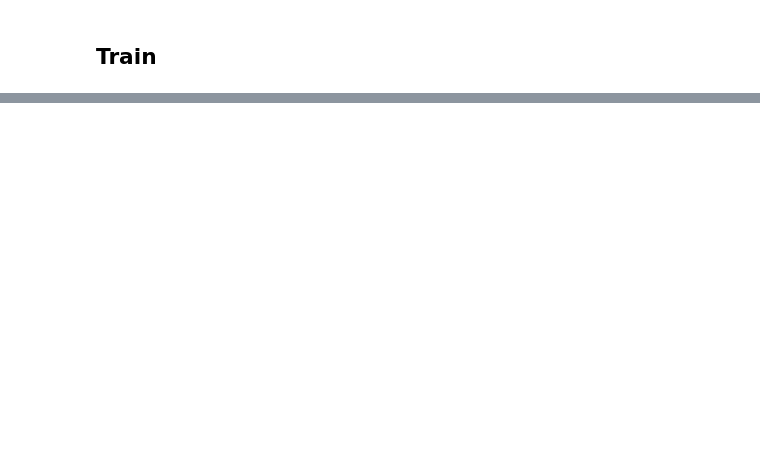
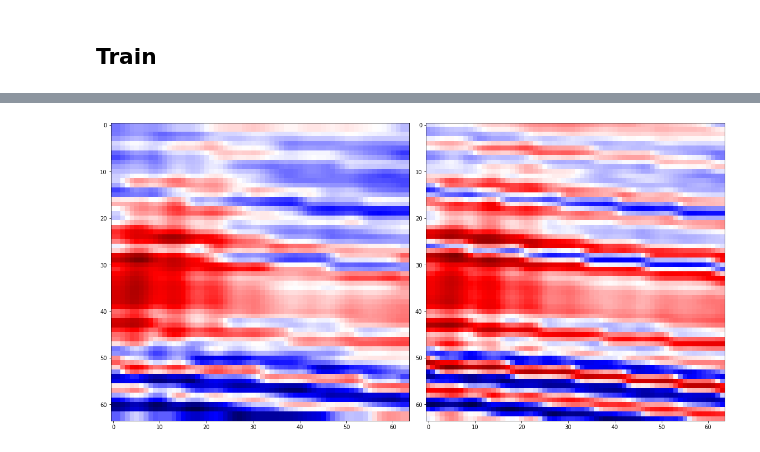
Before and after one commit to Pedalves/super-resolution, a Jupyter notebook: ipynb/mlp.ipynb, the cells around one changed output, grey strips where cells are left out. Cells and saved outputs as stored; diff of their text form; code cells hidden in the pictures; blank space fills up the shorter version.

```diff
--- a/ipynb/mlp.ipynb
+++ b/ipynb/mlp.ipynb
@@ -239,0 +260,13 @@ Mean PSNR 58.821573928627124
+# %%
+fig, axes = plt.subplots(ncols=2)
+
+ax = axes.ravel()
+
+ax[0].imshow(y_b[21], cmap='seismic')
+
+ax[1].imshow(y_train[21], cmap='seismic')
+
+plt.tight_layout()
+plt.show()
+# %% [output]
+[figure, added]
```
Also changed, not shown: parts of 12 cells of this notebook, 10 other files.
